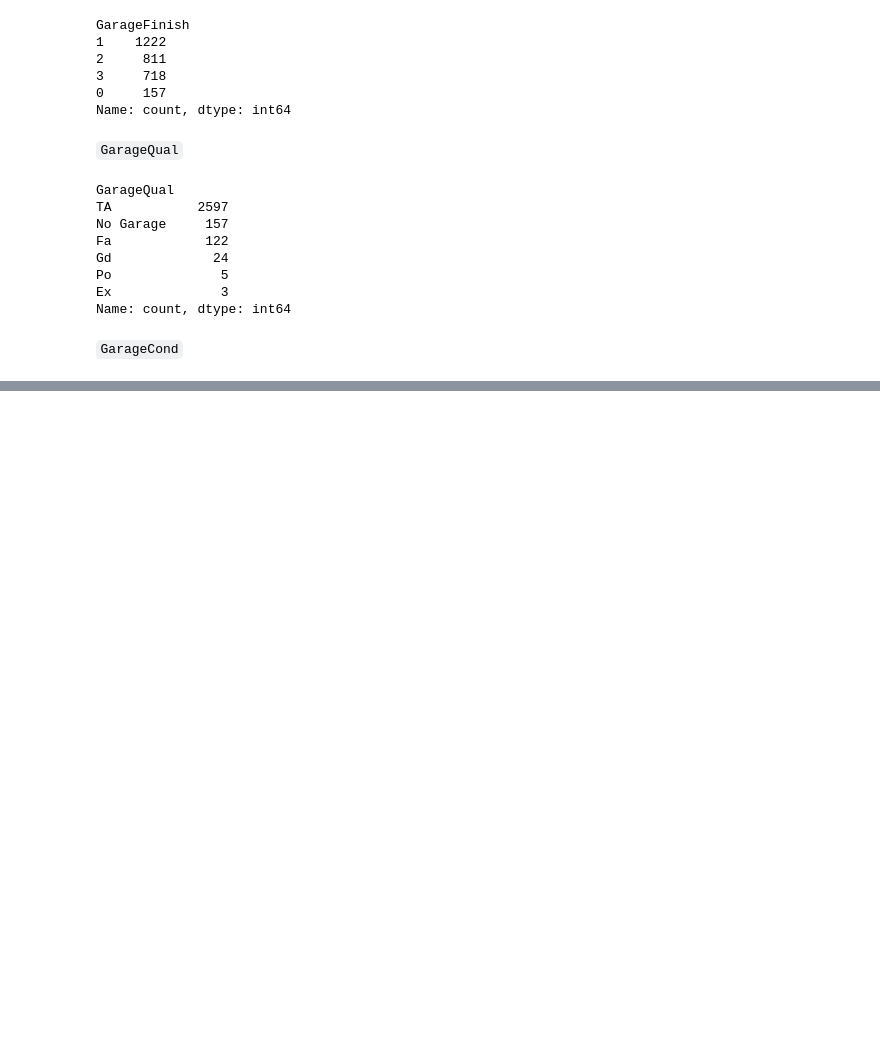
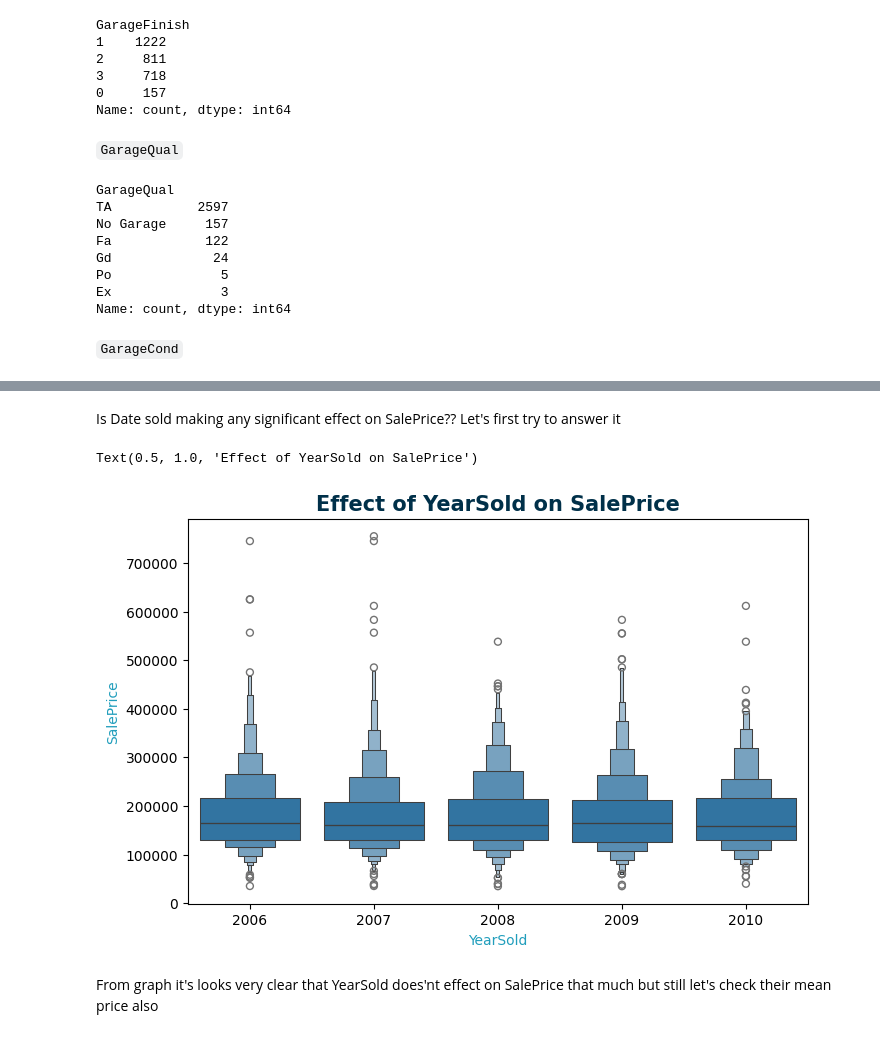
Before and after one commit to rahmankhan2241/House-Price-Prediction-Kaggle-Competition, a Jupyter notebook: Preprocessing.ipynb, the cells around one changed output, grey strips where cells are left out. Cells and saved outputs as stored; diff of their text form; code cells hidden in the pictures; blank space fills up the shorter version.

```diff
--- a/Preprocessing.ipynb
+++ b/Preprocessing.ipynb
@@ -907,0 +1122,14 @@ Label_encod.append('GarageQual')
+# %%
+## Importing trasnformer for applying trasnformation
+from sklearn.compose import ColumnTransformer
+from sklearn.preprocessing import OneHotEncoder
+from sklearn.preprocessing import LabelEncoder
+trf = ColumnTransformer([
+    ('',OneHotEncoder(sparse_output = False), ohe_cols),
+])
+# %%
+trf.fit(all_df)
+ohe_trf = trf.transform(all_df)
+## creating new dataframe with all the features
+ohe_df = pd.DataFrame(ohe_trf, columns =  trf.get_feature_names_out())
+ohe_df
@@ -907,0 +1150,10 @@ Label_encod.append('GarageQual')
+# %%
+## dropping original ohe cols from the data
+all_df.drop(ohe_cols, axis = 1, inplace = True)
+
+## resetting the index to avoid any error
+all_df.reset_index(drop=True, inplace=True)
+ohe_df.reset_index(drop=True, inplace=True)
+
+## merging both df
+all_df = pd.concat([all_df, ohe_df], axis=1)
@@ -907,0 +1271,14 @@ Label_encod.append('GarageQual')
+# %% [markdown]
+Is Date sold making any significant effect on SalePrice?? Let's first try to answer it
+# %%
+## Getting only Year of Sold
+all_df['dateSold'] = pd.to_datetime(all_df['dateSold'])
+# %%
+all_df['YearSold'] = all_df['dateSold'].dt.year
+sns.boxenplot(data = all_df, x = 'YearSold', y = 'SalePrice')
+plt.title('Effect of YearSold on SalePrice')
+# %% [output]
+Text(0.5, 1.0, 'Effect of YearSold on SalePrice')
+[figure, added]
+# %% [markdown]
+From graph it's looks very clear that YearSold does'nt effect on SalePrice that much but still let's check their mean price also
```
Also changed, not shown: parts of 54 cells of this notebook, 7 other files.
